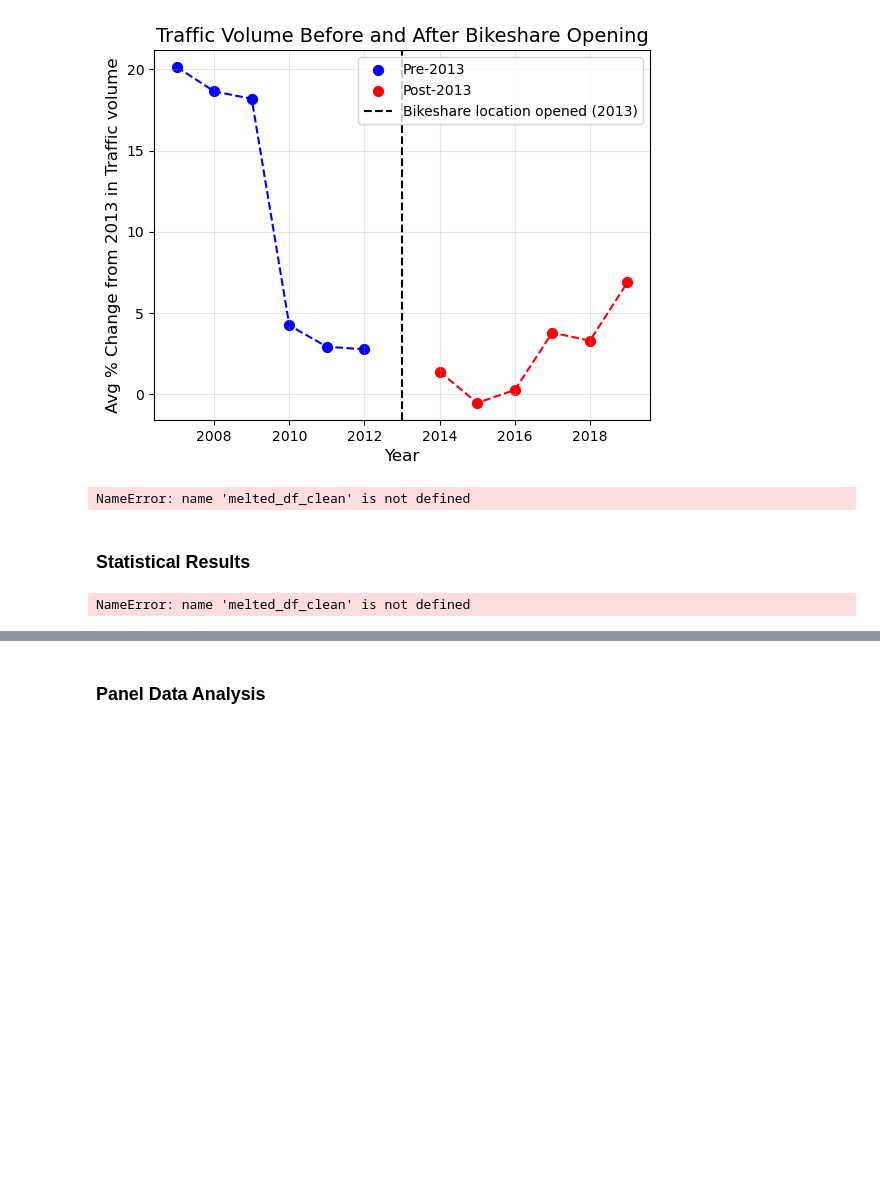
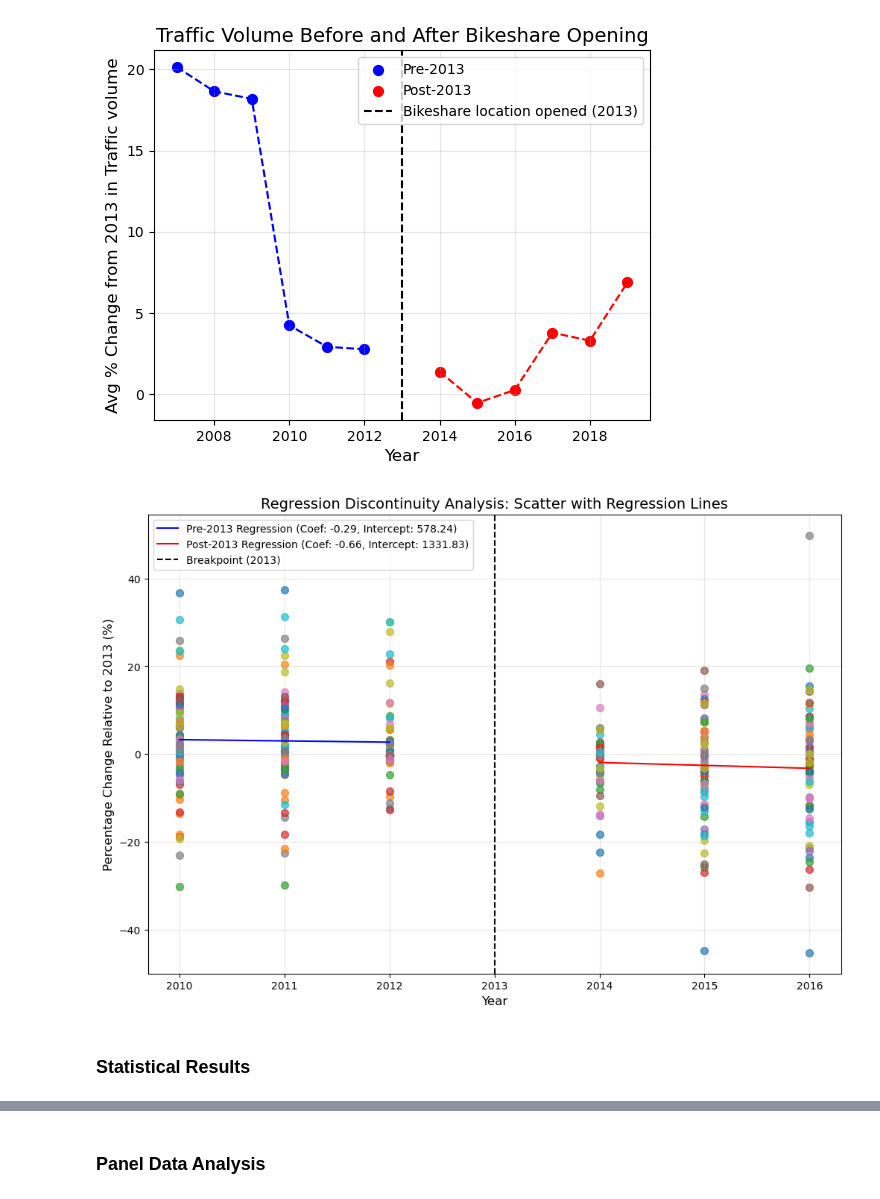
Before and after one commit to IbadatJarg/PPOL5203-Final_Project_Bikeshare, a Jupyter notebook: scripts/04_exploratory_data_analysis.ipynb, the cells around one changed output, grey strips where cells are left out. Cells and saved outputs as stored; diff of their text form; code cells hidden in the pictures; blank space fills up the shorter version.

Commit message:
Fixed meleted_df problem, logged panel data results and latex output for them

```diff
--- a/scripts/04_exploratory_data_analysis.ipynb
+++ b/scripts/04_exploratory_data_analysis.ipynb
@@ -118,8 +115,23 @@ plt.show()
 # %% [output]
 [figure]
 # %%
+# Reshape the data for plotting
+melted_df = pd.melt(
+    df,
+    id_vars=['id'],
+    value_vars=[f'Percent_Change_{year}' for year in ['2010', '2011', '2012', '2014', '2015', '2016']],
+    var_name='Year',
+    value_name='Percent Change'
+)
+
+# Extract the numeric year from the column name
+melted_df['Year'] = melted_df['Year'].str.extract('(\d{4})').astype(int)
+
+#Dropping NA values
+melted_df_clean = melted_df.dropna(subset=['Percent Change'])
+
 #Removing outliers
-melted_df_clean = melted_df_clean[melted_df_clean['Percent Change'] <= 50] ###We are removing changes greater %50
+melted_df_clean = melted_df_clean[melted_df_clean['Percent Change'] <= 50] #We are removing changes greater %50
 
 # Separate pre- and post-discontinuity data again after cleaning
 pre_data = melted_df_clean[melted_df_clean['Year'] <= 2013]
@@ -132,34 +144,34 @@ post_model = LinearRegression().fit(post_data[['Year']], post_data['Percent Chan
 # Generate regression lines using the fitted models
 years_pre = np.linspace(pre_data['Year'].min(), pre_data['Year'].max(), 100).reshape(-1, 1)
 years_post = np.linspace(post_data['Year'].min(), post_data['Year'].max(), 100).reshape(-1, 1)
 
 reg_line_pre = pre_model.predict(years_pre)
 reg_line_post = post_model.predict(years_post)
 
 # Plotting
 plt.figure(figsize=(12, 8))
 
 # Scatter plot for all data points
 for id_, group in melted_df_clean.groupby('id'):
     plt.scatter(group['Year'], group['Percent Change'], s=50, alpha=0.7)
 
 # Add regression lines
 plt.plot(years_pre, reg_line_pre, color='blue', linestyle='-', label=f'Pre-2013 Regression (Coef: {pre_model.coef_[0]:.2f}, Intercept: {pre_model.intercept_:.2f})')
 plt.plot(years_post, reg_line_post, color='red', linestyle='-', label=f'Post-2013 Regression (Coef: {post_model.coef_[0]:.2f}, Intercept: {post_model.intercept_:.2f})')
 
 # Breakpoint at 2013
 plt.axvline(x=2013, color='black', linestyle='--', label='Breakpoint (2013)')
 
 # Labels and Title
 plt.title('Regression Discontinuity Analysis: Scatter with Regression Lines', fontsize=14)
 plt.xlabel('Year', fontsize=12)
 plt.ylabel('Percentage Change Relative to 2013 (%)', fontsize=12)
 plt.grid(True, alpha=0.3)
 plt.legend()
 
 plt.show()
 # %% [output]
-NameError: name 'melted_df_clean' is not defined
+[figure, added]
 # %% [markdown]
 ### Statistical Results
 # %%
@@ -174,8 +186,6 @@ post_X = sm.add_constant(post_data[['Year']])
 # Fit models using statsmodels OLS using statsmodel 'sm'
 pre_model_stats = sm.OLS(pre_data['Percent Change'], pre_X).fit()
 post_model_stats = sm.OLS(post_data['Percent Change'], post_X).fit()
-# %% [output]
-NameError: name 'melted_df_clean' is not defined
 # %%
 # Display the summary of the pre-2013 model
 print("Pre-2013 Model Summary:")
```
Also changed, not shown: parts of 13 cells of this notebook, 2 other files.
